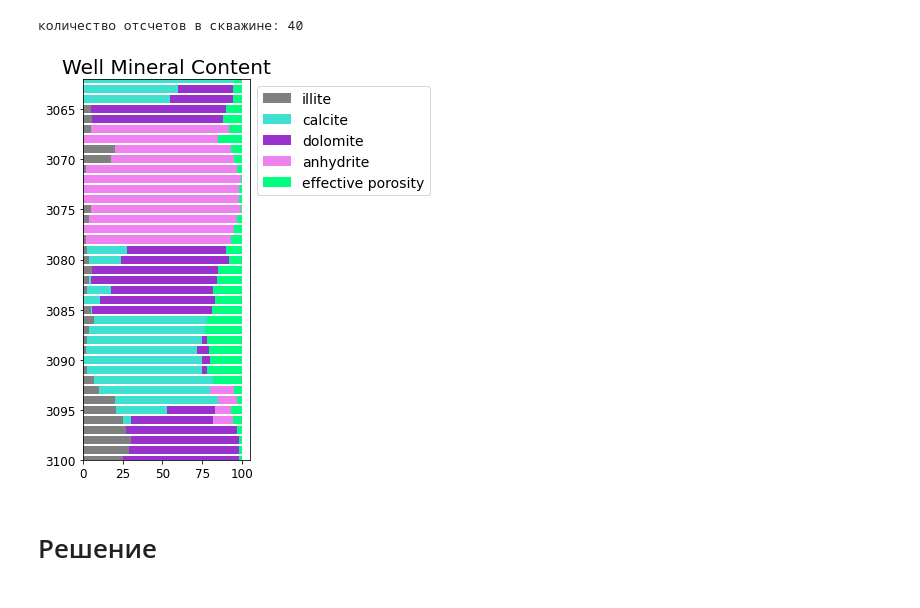
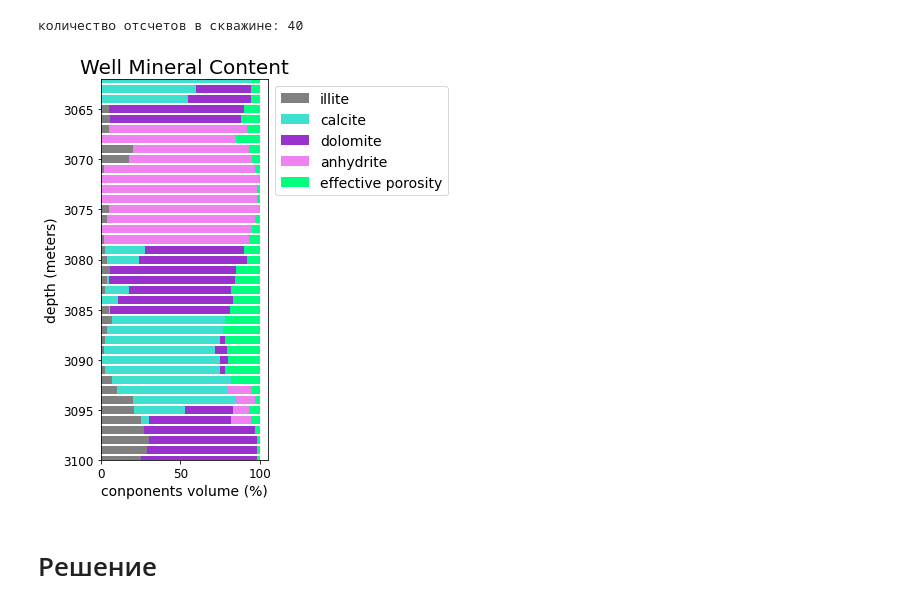
Before and after one commit to vdvorian/gradientDescent, a Jupyter notebook: artificial_well.ipynb, the cells around one changed output. Saved outputs shown, nothing was run; the diff lists cells and outputs as text; code cells hidden in the pictures.

```diff
--- a/artificial_well.ipynb
+++ b/artificial_well.ipynb
@@ -485,36 +489,36 @@ index = np.arange(len(all_strings) - 2)
 # %%
 # нарисуем график
 
 cal = np.flip(np.array(cal_prop))
 dol = np.flip(np.array(dol_prop))
 anh = np.flip(np.array(anh_prop))
 ill = np.flip(np.array(ill_prop))
 por = np.flip(np.array(por_prop))
 
 turquoise = '#40E0D0'
 dark_violet = '#9932CC'
 violet = '#EE82EE'
 spring_green = '#00FF7F'
 
 plt.figure(figsize = (3, 7))
 plt.title('Well Mineral Content', fontsize = 20)
 
 plt.barh(depth, ill, color = 'grey')
 plt.barh(depth, cal, color = turquoise, left = ill)
 plt.barh(depth, dol, color = dark_violet, left = cal + ill)
 plt.barh(depth, anh, color = violet, left = dol + cal + ill)
 plt.barh(depth, por, color = spring_green, left = anh + dol + cal + ill)
+plt.xlabel('conponents volume (%)', fontsize = 14)
+plt.ylabel('depth (meters)', fontsize = 14)
 
-plt.xticks(fontsize = 12)
-plt.yticks(fontsize = 12)
 plt.ylim(max(depth), min(depth))
 
 plt.legend(['illite', 'calcite', 'dolomite', 'anhydrite', 'effective porosity'], fontsize = 14,
           bbox_to_anchor=(1, 1))
 
 plt.show()
 # %% [output]
-[figure, old version]
+[figure, new version]
 # %%
 # упругие модули
 calcite = [70.8, 30.3]
```
Also changed, not shown: parts of 10 cells of this notebook.
